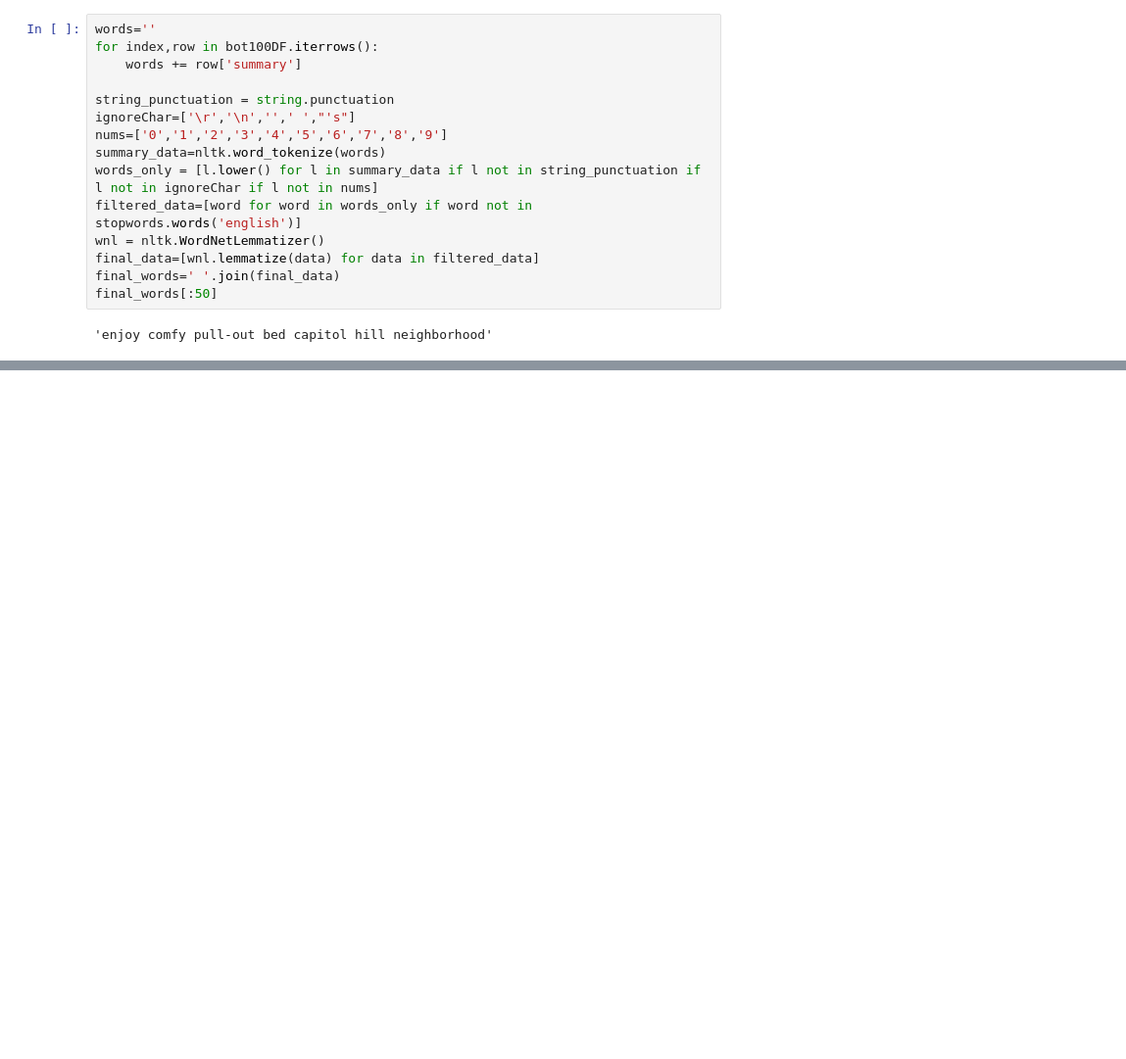
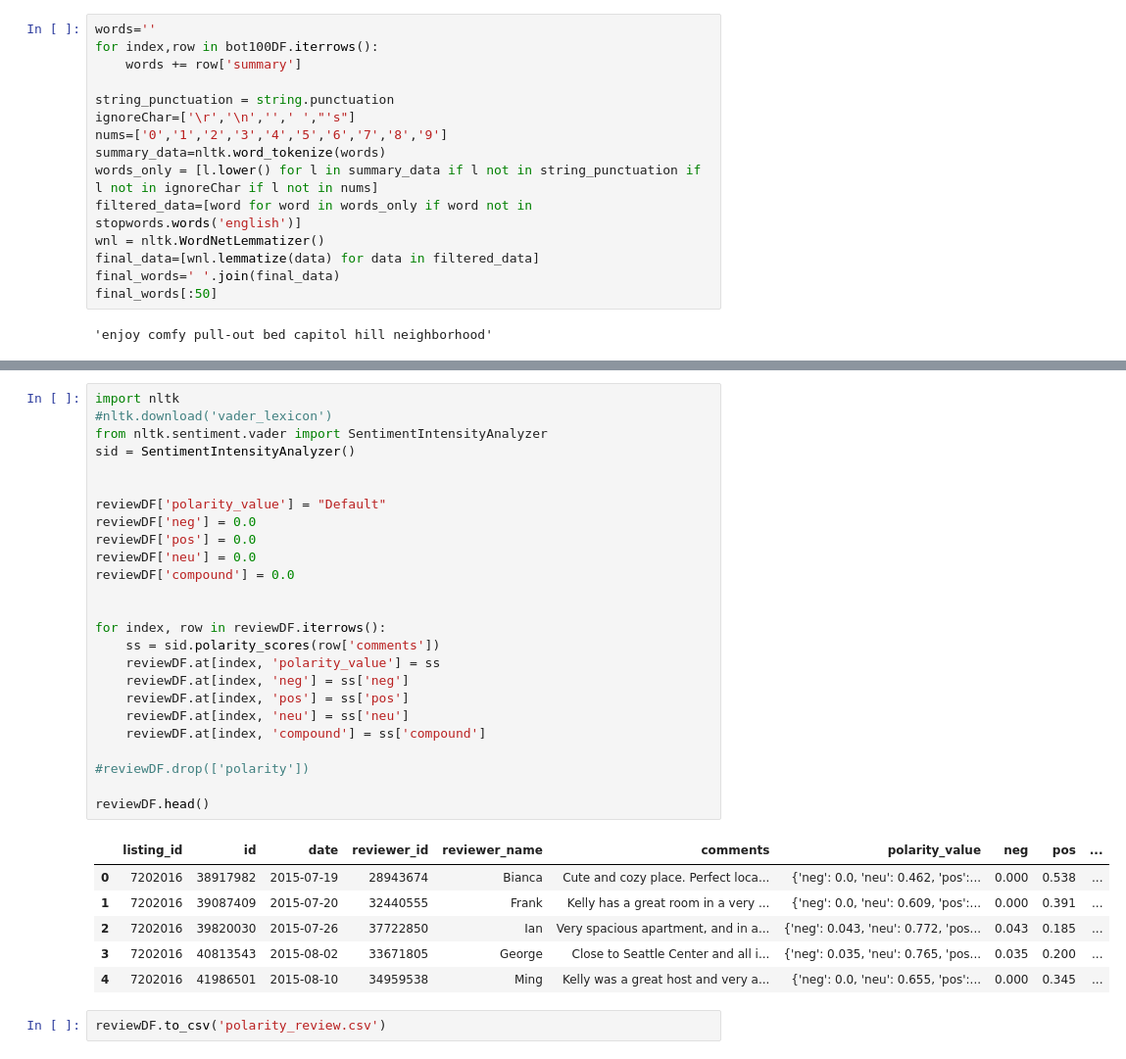
Before and after one commit to bhavya-06darshnik/Airbnb_Data_Analysis, a Jupyter notebook: EDA_3.ipynb, the cells around one changed output, grey strips where cells are left out. Shown at 98% size. Saved outputs shown, nothing was run; the diff lists cells and outputs as text; blank space fills up the shorter version.

```diff
--- a/EDA_3.ipynb
+++ b/EDA_3.ipynb
@@ -165,0 +180,34 @@ plt.show()
+# %%
+import nltk
+#nltk.download('vader_lexicon')
+from nltk.sentiment.vader import SentimentIntensityAnalyzer
+sid = SentimentIntensityAnalyzer()
+
+
+reviewDF['polarity_value'] = "Default"
+reviewDF['neg'] = 0.0
+reviewDF['pos'] = 0.0
+reviewDF['neu'] = 0.0
+reviewDF['compound'] = 0.0
+
+
+for index, row in reviewDF.iterrows():
+    ss = sid.polarity_scores(row['comments'])
+    reviewDF.at[index, 'polarity_value'] = ss
+    reviewDF.at[index, 'neg'] = ss['neg']
+    reviewDF.at[index, 'pos'] = ss['pos']
+    reviewDF.at[index, 'neu'] = ss['neu']
+    reviewDF.at[index, 'compound'] = ss['compound']
+
+#reviewDF.drop(['polarity'])
+
+reviewDF.head()
+# %% [output]
+|  | listing_id | id | date | reviewer_id | reviewer_name | comments | polarity_value | neg | pos | ... |
+| 0 | 7202016 | 38917982 | 2015-07-19 | 28943674 | Bianca | Cute and cozy place. Perfect loca... | {'neg': 0.0, 'neu': 0.462, 'pos':... | 0.000 | 0.538 | ... |
+| 1 | 7202016 | 39087409 | 2015-07-20 | 32440555 | Frank | Kelly has a great room in a very ... | {'neg': 0.0, 'neu': 0.609, 'pos':... | 0.000 | 0.391 | ... |
+| 2 | 7202016 | 39820030 | 2015-07-26 | 37722850 | Ian | Very spacious apartment, and in a... | {'neg': 0.043, 'neu': 0.772, 'pos... | 0.043 | 0.185 | ... |
+| 3 | 7202016 | 40813543 | 2015-08-02 | 33671805 | George | Close to Seattle Center and all i... | {'neg': 0.035, 'neu': 0.765, 'pos... | 0.035 | 0.200 | ... |
+| 4 | 7202016 | 41986501 | 2015-08-10 | 34959538 | Ming | Kelly was a great host and very a... | {'neg': 0.0, 'neu': 0.655, 'pos':... | 0.000 | 0.345 | ... |
+# %%
+reviewDF.to_csv('polarity_review.csv')
```
Also changed, not shown: parts of 21 cells of this notebook, 2 other files.
